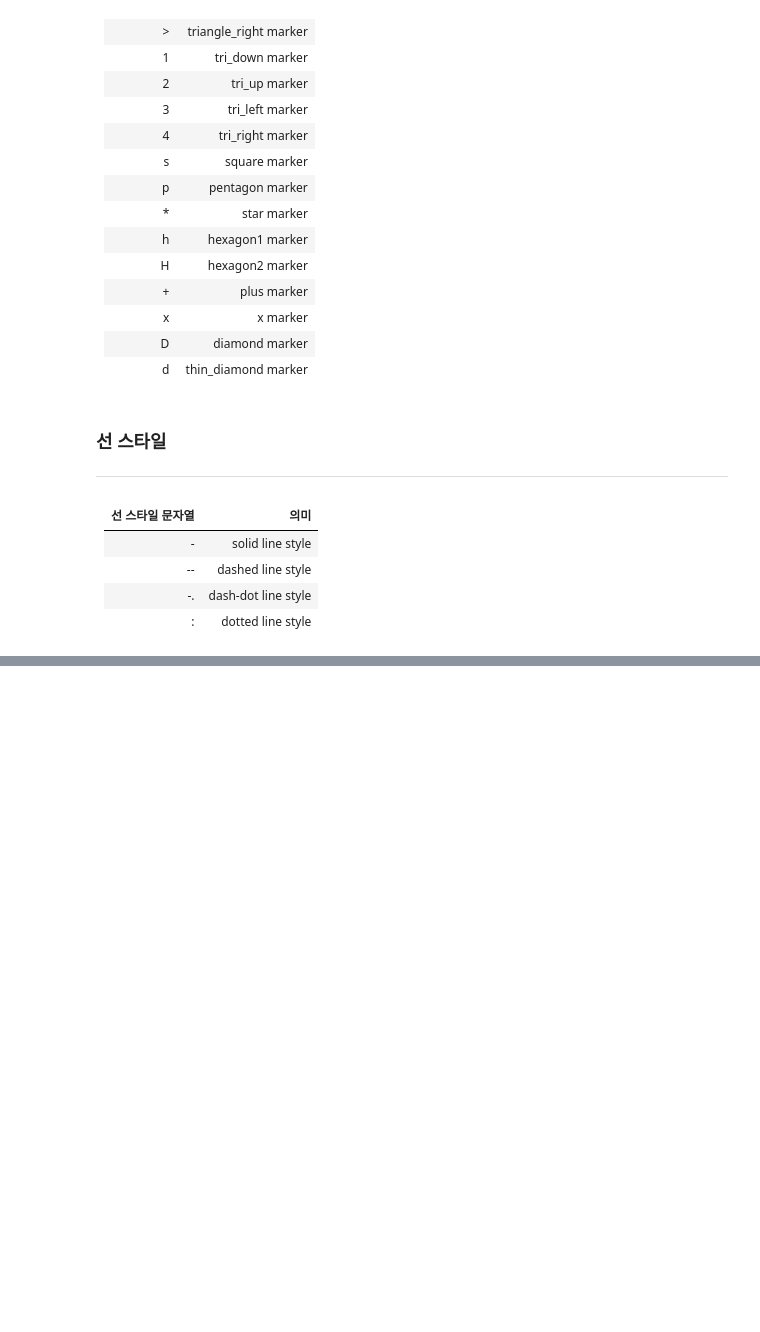
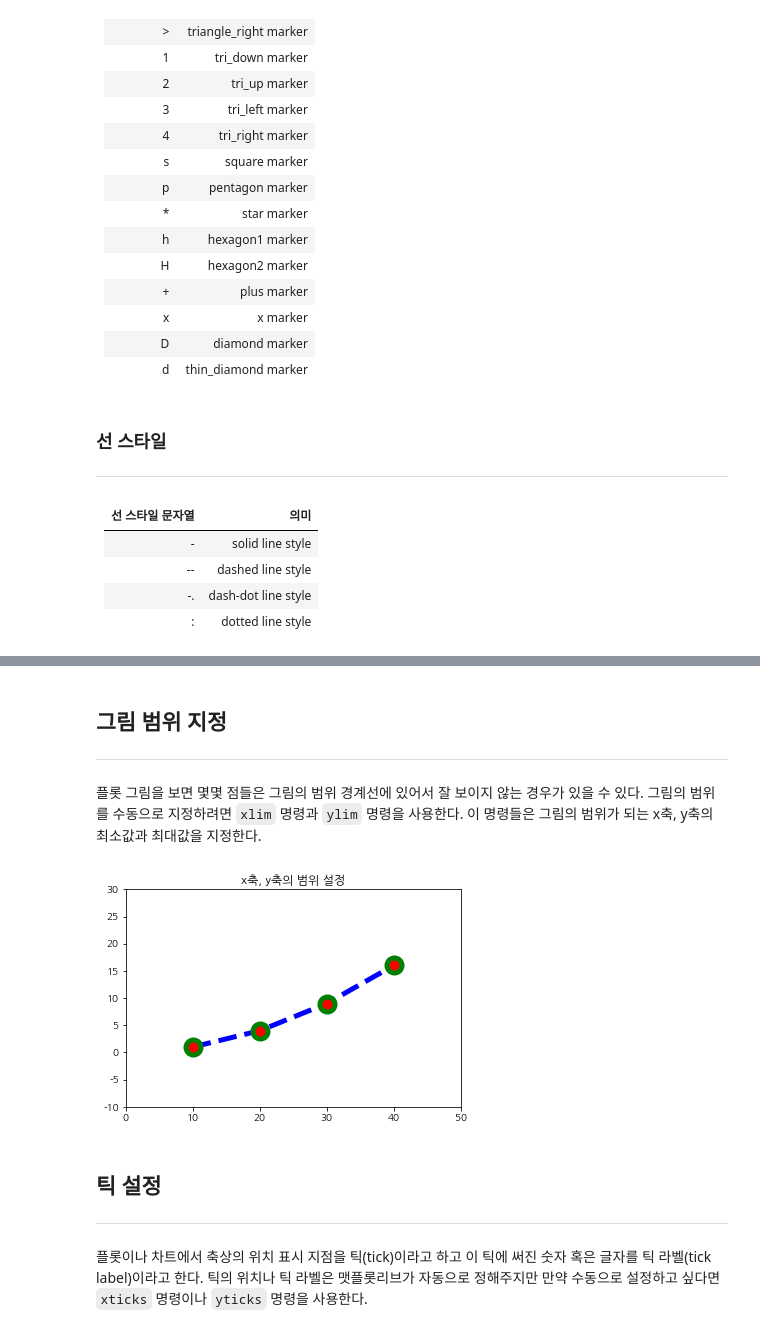
Before and after one commit to hyerim02/visualization, a Jupyter notebook: matplotlib1.ipynb, the cells around one changed output, grey strips where cells are left out. Drawn from its saved outputs; the diff is of its cells as text; code cells hidden in the pictures; blank space fills up the shorter version.

```diff
--- a/matplotlib1.ipynb
+++ b/matplotlib1.ipynb
@@ -135,0 +159,19 @@ plt.show()
+# %% [markdown]
+## 그림 범위 지정
+---
+# %% [markdown]
+플롯 그림을 보면 몇몇 점들은 그림의 범위 경계선에 있어서 잘 보이지 않는 경우가 있을 수 있다. 그림의 범위를 수동으로 지정하려면 `xlim` 명령과 `ylim` 명령을 사용한다. 이 명령들은 그림의 범위가 되는 x축, y축의 최소값과 최대값을 지정한다.
+# %%
+plt.title("x축, y축의 범위 설정")
+plt.plot([10, 20, 30, 40], [1, 4, 9, 16],
+         c="b", lw=5, ls="--", marker="o", ms=15, mec="g", mew=5, mfc="r")
+plt.xlim(0, 50)
+plt.ylim(-10, 30)
+plt.show()
+# %% [output]
+[figure, added]
+# %% [markdown]
+## 틱 설정
+---
+# %% [markdown]
+플롯이나 차트에서 축상의 위치 표시 지점을 틱(tick)이라고 하고 이 틱에 써진 숫자 혹은 글자를 틱 라벨(tick label)이라고 한다. 틱의 위치나 틱 라벨은 맷플롯리브가 자동으로 정해주지만 만약 수동으로 설정하고 싶다면 `xticks` 명령이나 `yticks` 명령을 사용한다.
```
Also changed, not shown: parts of 37 cells of this notebook, 1 other file.
